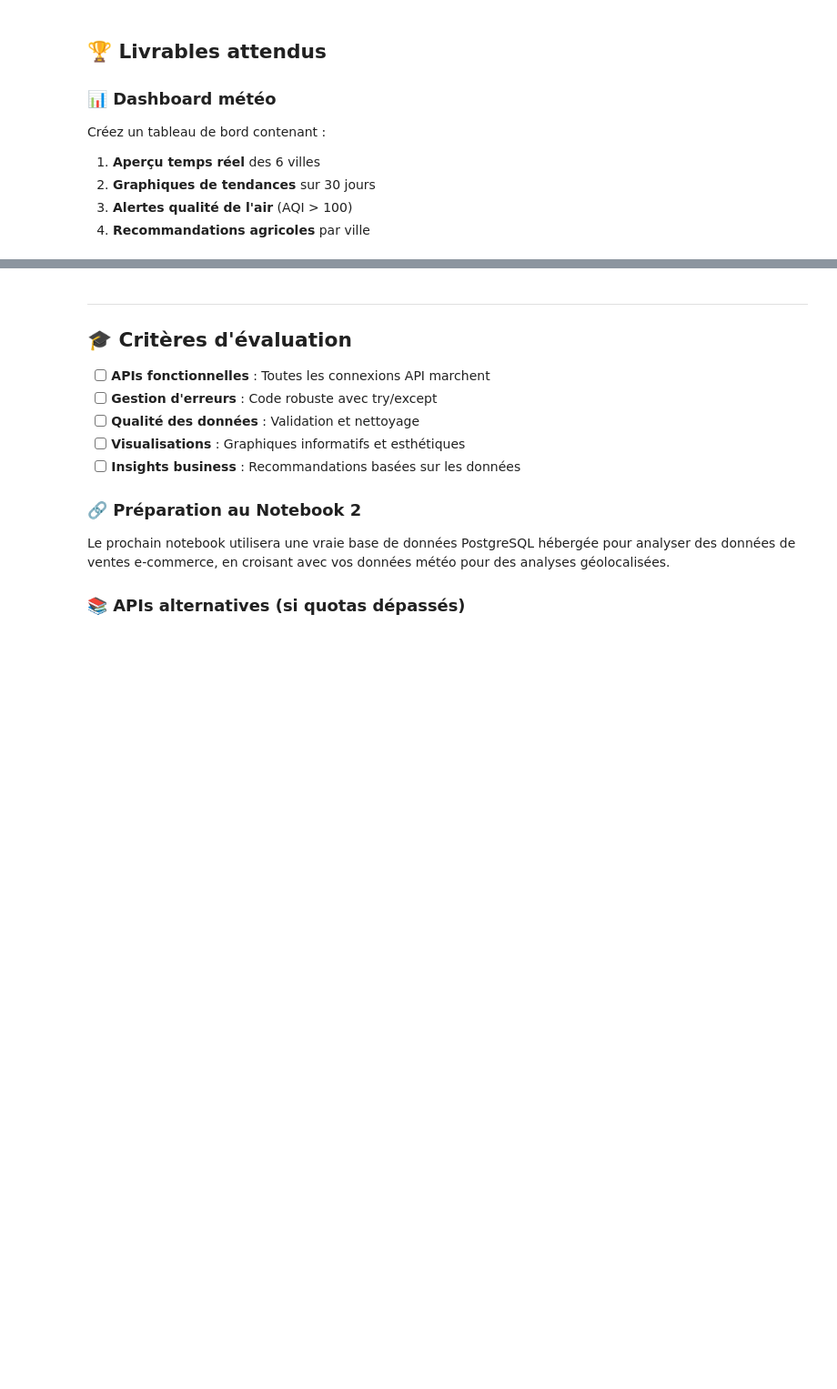
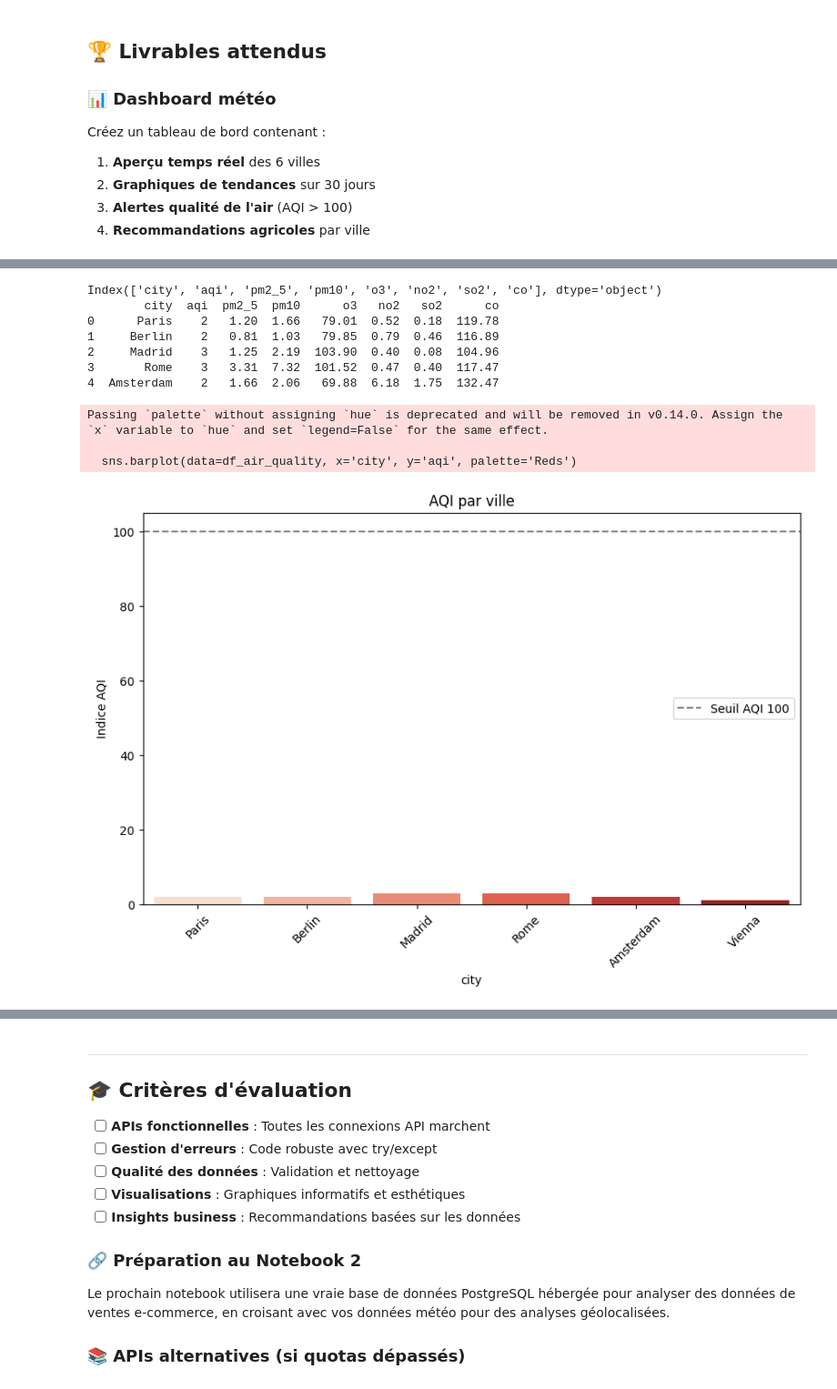
Before and after one commit to Chaima425/agriculture_intelligente, a Jupyter notebook: notebook-1-fondamentaux-python-pour-l-ia-68833fc599c7b162051230.ipynb, the cells around one changed output, grey strips where cells are left out. Shown at 91% size. Cells and saved outputs as stored; diff of their text form; code cells hidden in the pictures; blank space fills up the shorter version.

```diff
--- a/notebook-1-fondamentaux-python-pour-l-ia-68833fc599c7b162051230.ipynb
+++ b/notebook-1-fondamentaux-python-pour-l-ia-68833fc599c7b162051230.ipynb
@@ -515,0 +567,29 @@ def generate_weather_report(city_data):
+# %%
+
+# 3. AQI (qualité de l’air)
+#3.1) fusionner city_data et df_pollution
+city_data = pd.merge(city_data, df_air_quality, on="city", how="left")
+print(df_air_quality.columns)
+print(df_air_quality.head())
+
+#3.2) cree le graphique
+plt.figure(figsize=(10, 6))
+sns.barplot(data=df_air_quality, x='city', y='aqi', palette='Reds')
+plt.axhline(100, color='gray', linestyle='--', label='Seuil AQI 100')
+plt.title("AQI par ville")
+plt.ylabel("Indice AQI")
+plt.xticks(rotation=45)
+plt.legend()
+plt.show()
+# %% [output]
+Index(['city', 'aqi', 'pm2_5', 'pm10', 'o3', 'no2', 'so2', 'co'], dtype='object')
+        city  aqi  pm2_5  pm10      o3   no2   so2      co
+0      Paris    2   1.20  1.66   79.01  0.52  0.18  119.78
+1     Berlin    2   0.81  1.03   79.85  0.79  0.46  116.89
+2     Madrid    3   1.25  2.19  103.90  0.40  0.08  104.96
+3       Rome    3   3.31  7.32  101.52  0.47  0.40  117.47
+4  Amsterdam    2   1.66  2.06   69.88  6.18  1.75  132.47
+Passing `palette` without assigning `hue` is deprecated and will be removed in v0.14.0. Assign the `x` variable to `hue` and set `legend=False` for the same effect.
+
+  sns.barplot(data=df_air_quality, x='city', y='aqi', palette='Reds')
+[figure, added]
```
Also changed, not shown: parts of 5 cells of this notebook.
